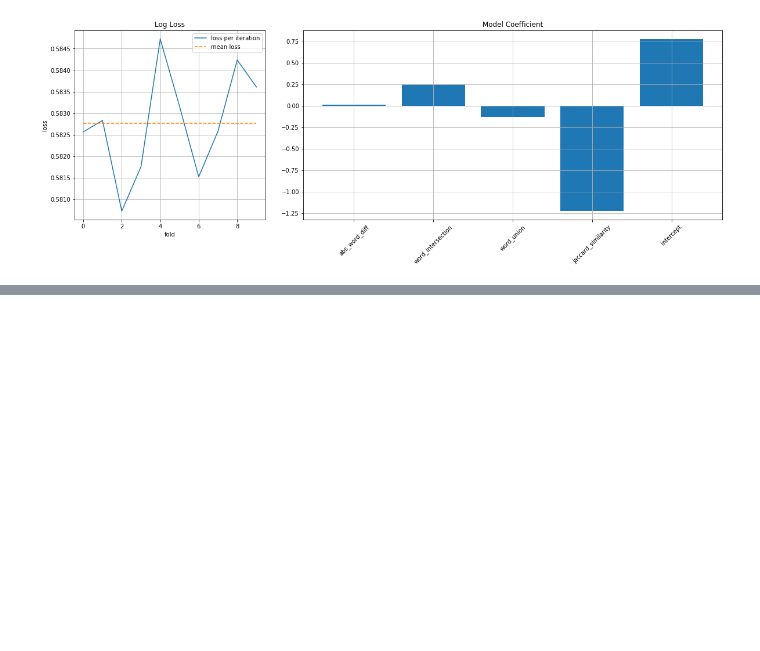
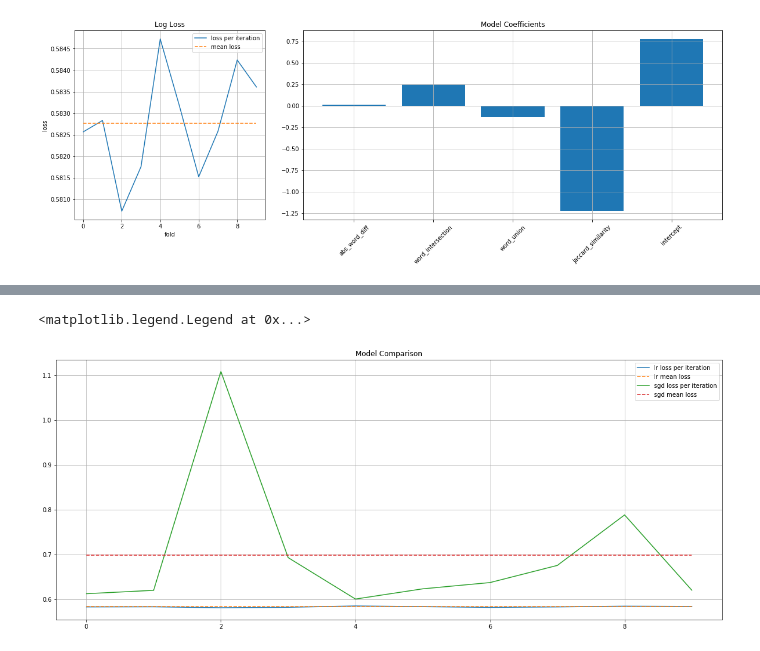
Before and after one commit to Ritvik19/Quora-Question-Pairs, a Jupyter notebook: 02 Basic Features.ipynb, the cells around one changed output, grey strips where cells are left out. Cells and saved outputs as stored; diff of their text form; code cells hidden in the pictures; blank space fills up the shorter version.

```diff
--- a/02 Basic Features.ipynb
+++ b/02 Basic Features.ipynb
@@ -246,6 +173,6 @@ def train_model(model, feats, target):
 # %%
 model = LogisticRegression()
-lr_loss = train_model(model, feats, 'is_duplicate')
+lr_loss, lr_model = train_model(model, feats, 'is_duplicate')
 # %% [output]
 [figure]
 # %%
@@ -255,0 +183,12 @@ sgd_loss = train_model(model, feats, 'is_duplicate')
+# %%
+fig, ax = plt.subplots(figsize=(20, 8))
+ax.set_title('Model Comparison')
+ax.plot(lr_loss, label='lr loss per iteration')
+ax.plot(np.ones(lr_loss.shape)*lr_loss.mean(), '--', label='lr mean loss')
+ax.plot(sgd_loss, label='sgd loss per iteration')
+ax.plot(np.ones(sgd_loss.shape)*sgd_loss.mean(), '--', label='sgd mean loss')
+ax.grid()
+ax.legend()
+# %% [output]
+<matplotlib.legend.Legend at 0x...>
+[figure, added]
```
Also changed, not shown: parts of 10 cells of this notebook, 4 other files.
